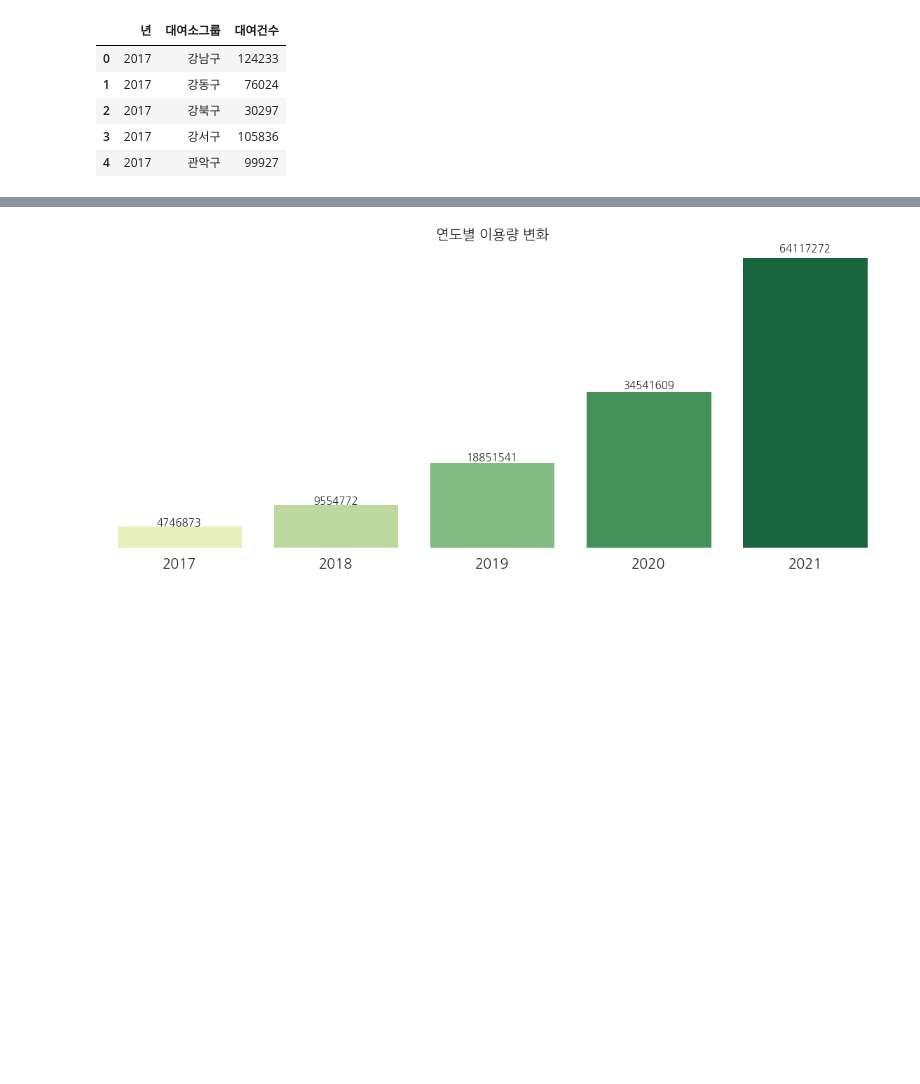
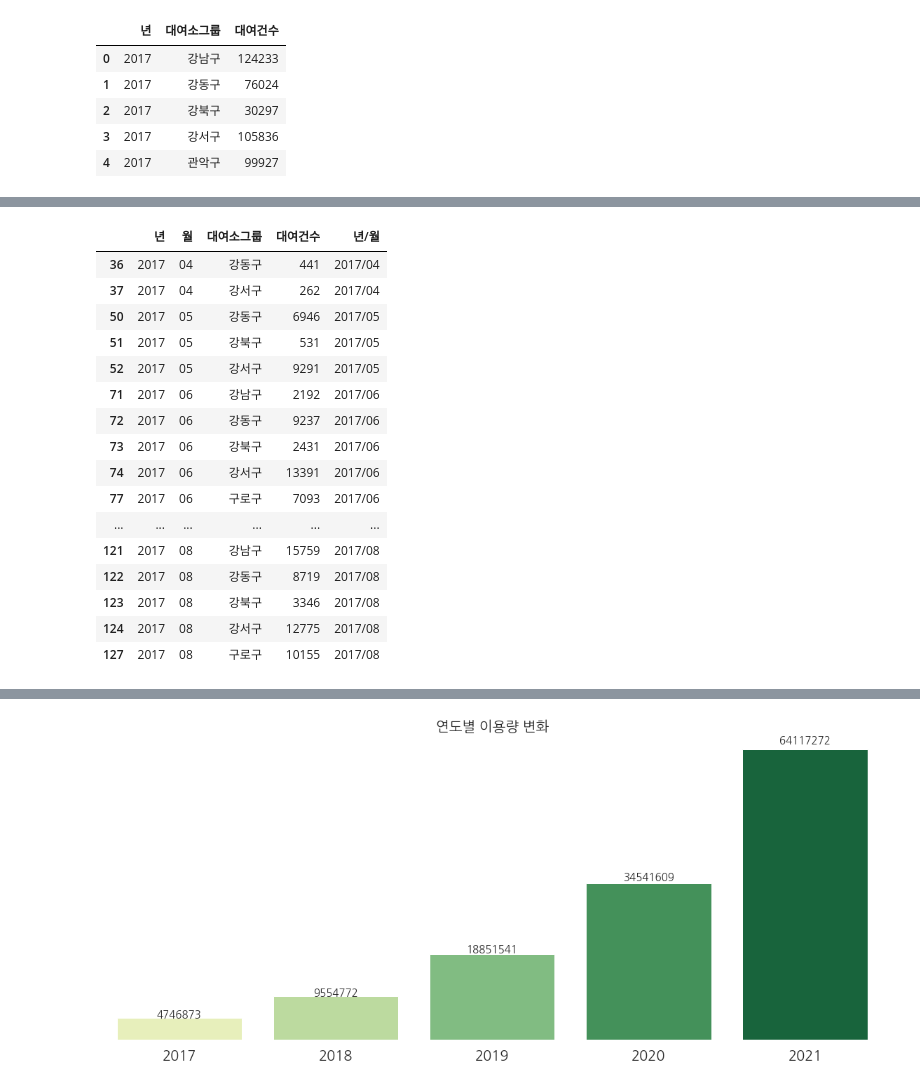
Before and after one commit to yunju727/Opensource-Project, a Jupyter notebook: main2.ipynb, the cells around one changed output, grey strips where cells are left out. Drawn from its saved outputs; the diff is of its cells as text; code cells hidden in the pictures; blank space fills up the shorter version.

```diff
--- a/main2.ipynb
+++ b/main2.ipynb
@@ -357,0 +360,31 @@ df_year[df_year['대여소그룹'] == location_list[1]]
+# %%
+location_list1 = ['강남구', '강동구', '강북구', '강서구', '구로구']
+location_list2 = ['금천구', '관악구', '광진구', '노원구', '도봉구']
+location_list3 = ['동대문구', '동작구', '마포구', '서대문구', '서초구']
+location_list4 = ['성동구', '성북구', '송파구', '양천구', '영등포구']
+location_list5 = ['용산구', '은평구', '중구', '종로구', '구로구']
+# %%
+location1 = pd.concat([df_month[df_month['대여소그룹'] == i] for i in location_list1])
+location2 = pd.concat([df_month[df_month['대여소그룹'] == i] for i in location_list2])
+location3 = pd.concat([df_month[df_month['대여소그룹'] == i] for i in location_list3])
+location4 = pd.concat([df_month[df_month['대여소그룹'] == i] for i in location_list4])
+location5 = pd.concat([df_month[df_month['대여소그룹'] == i] for i in location_list5])
+location1.sort_index(ascending = True, inplace = True)
+# %% [output]
+|  | 년 | 월 | 대여소그룹 | 대여건수 | 년/월 |
+| 36 | 2017 | 04 | 강동구 | 441 | 2017/04 |
+| 37 | 2017 | 04 | 강서구 | 262 | 2017/04 |
+| 50 | 2017 | 05 | 강동구 | 6946 | 2017/05 |
+| 51 | 2017 | 05 | 강북구 | 531 | 2017/05 |
+| 52 | 2017 | 05 | 강서구 | 9291 | 2017/05 |
+| 71 | 2017 | 06 | 강남구 | 2192 | 2017/06 |
+| 72 | 2017 | 06 | 강동구 | 9237 | 2017/06 |
+| 73 | 2017 | 06 | 강북구 | 2431 | 2017/06 |
+| 74 | 2017 | 06 | 강서구 | 13391 | 2017/06 |
+| 77 | 2017 | 06 | 구로구 | 7093 | 2017/06 |
+| ... | ... | ... | ... | ... | ... |
+| 121 | 2017 | 08 | 강남구 | 15759 | 2017/08 |
+| 122 | 2017 | 08 | 강동구 | 8719 | 2017/08 |
+| 123 | 2017 | 08 | 강북구 | 3346 | 2017/08 |
+| 124 | 2017 | 08 | 강서구 | 12775 | 2017/08 |
+| 127 | 2017 | 08 | 구로구 | 10155 | 2017/08 |
```
Also changed, not shown: parts of 7 cells of this notebook.
